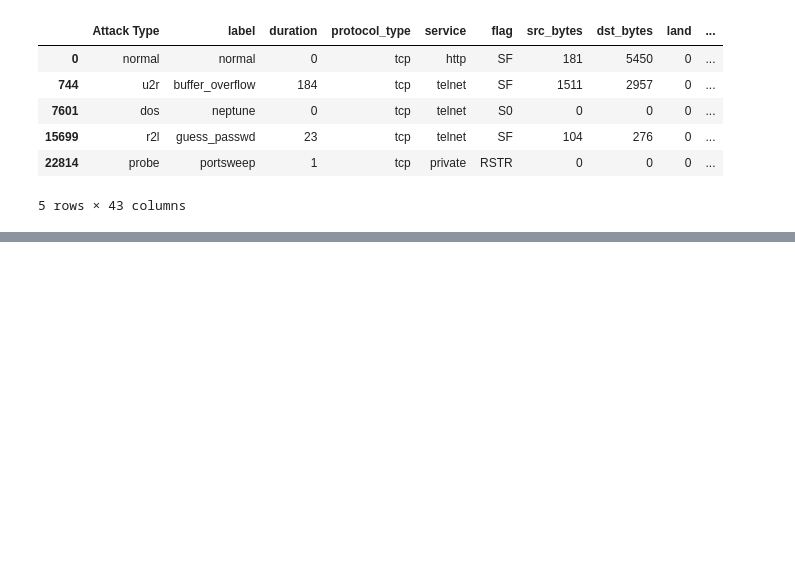
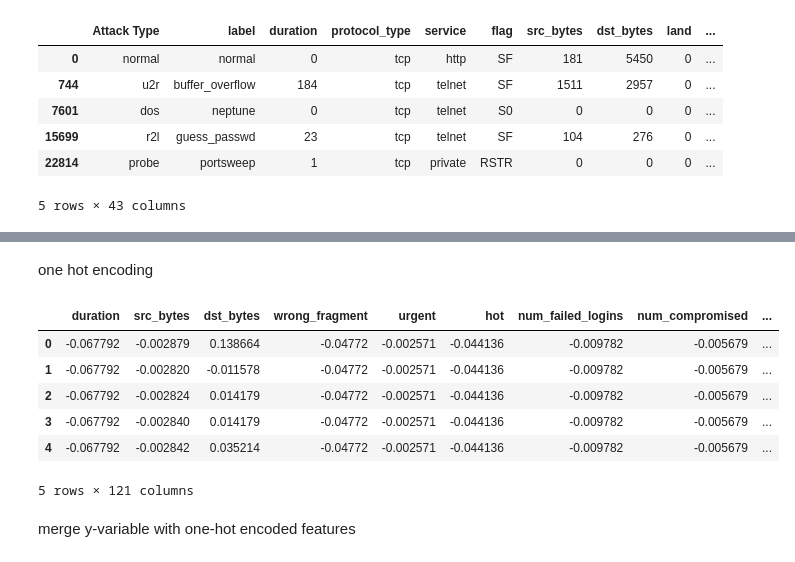
Before and after one commit to heuer-ja/uni23ss_VAE-anomaly-detection, a Jupyter notebook: code/data-analysis/kdd-1999-intrusion-dataset.ipynb, the cells around one changed output, grey strips where cells are left out. Drawn from its saved outputs; the diff is of its cells as text; code cells hidden in the pictures; blank space fills up the shorter version.

```diff
--- a/code/data-analysis/kdd-1999-intrusion-dataset.ipynb
+++ b/code/data-analysis/kdd-1999-intrusion-dataset.ipynb
@@ -204,0 +261,15 @@ df_example
+# %% [markdown]
+one hot encoding
+# %%
+df_encoded = pd.get_dummies(df_no_ylabel, columns=non_number_cols)
+df_encoded.head()
+# %% [output]
+|  | duration | src_bytes | dst_bytes | wrong_fragment | urgent | hot | num_failed_logins | num_compromised | ... |
+| 0 | -0.067792 | -0.002879 | 0.138664 | -0.04772 | -0.002571 | -0.044136 | -0.009782 | -0.005679 | ... |
+| 1 | -0.067792 | -0.002820 | -0.011578 | -0.04772 | -0.002571 | -0.044136 | -0.009782 | -0.005679 | ... |
+| 2 | -0.067792 | -0.002824 | 0.014179 | -0.04772 | -0.002571 | -0.044136 | -0.009782 | -0.005679 | ... |
+| 3 | -0.067792 | -0.002840 | 0.014179 | -0.04772 | -0.002571 | -0.044136 | -0.009782 | -0.005679 | ... |
+| 4 | -0.067792 | -0.002842 | 0.035214 | -0.04772 | -0.002571 | -0.044136 | -0.009782 | -0.005679 | ... |
+5 rows × 121 columns
+# %% [markdown]
+merge y-variable with one-hot encoded features
```
Also changed, not shown: parts of 33 cells of this notebook, 2 other files.
